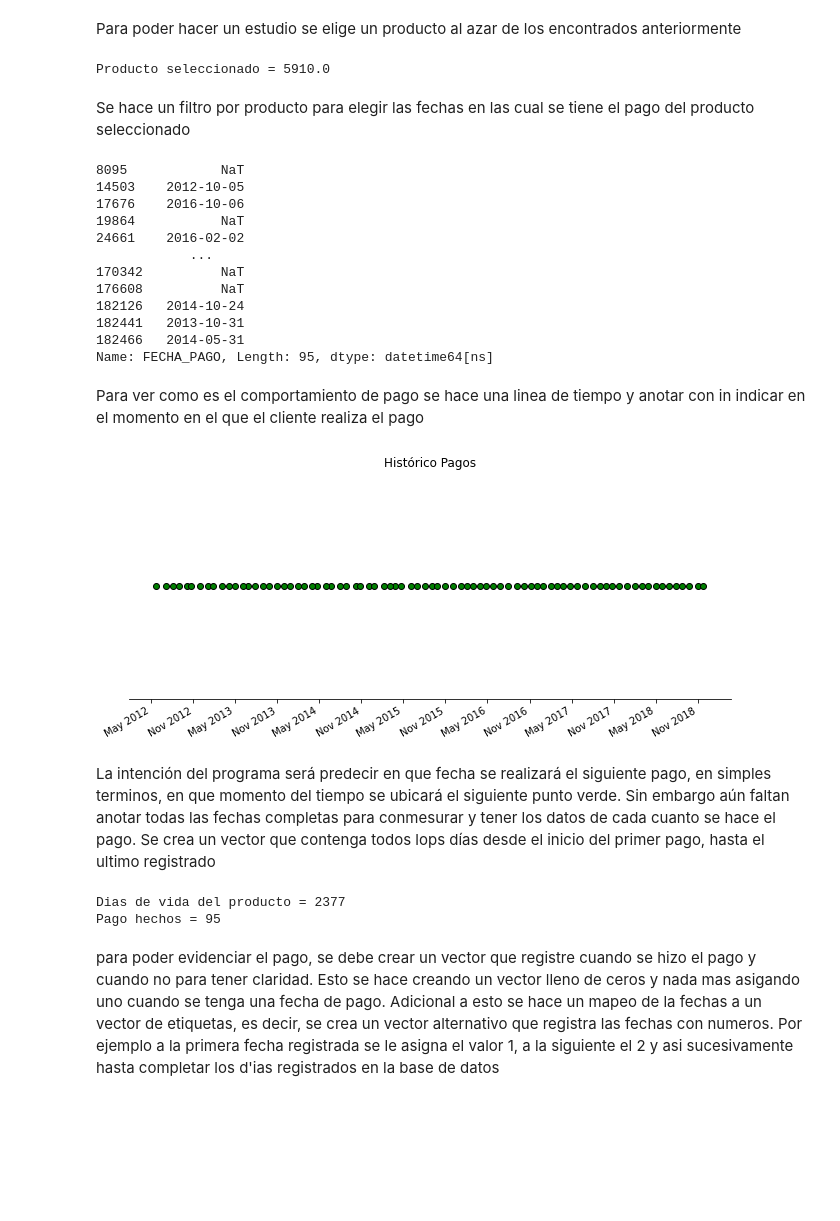
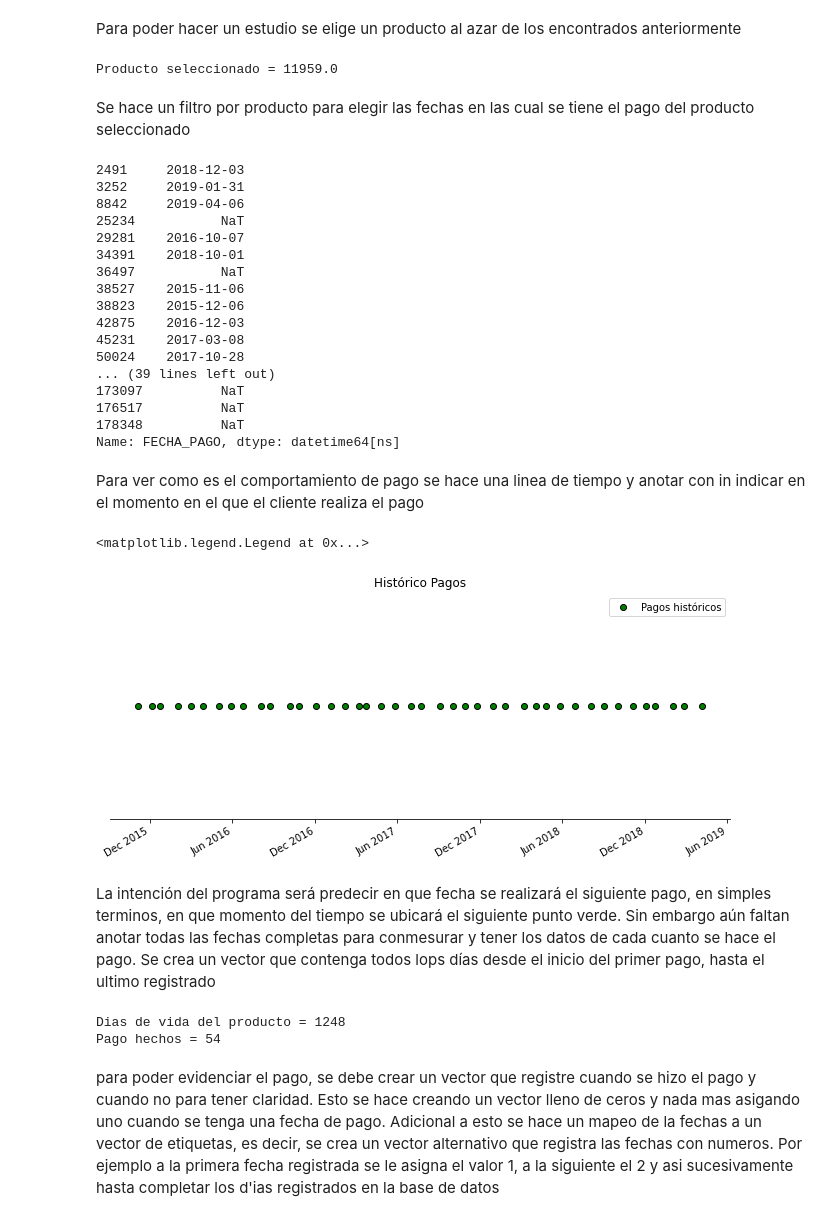
Before and after one commit to jomen93/Cartera, a Jupyter notebook: Exploracion.ipynb, the cells around one changed output. Drawn from its saved outputs; the diff is of its cells as text; code cells hidden in the pictures; blank space fills up the shorter version.

```diff
--- a/Exploracion.ipynb
+++ b/Exploracion.ipynb
@@ -38,10 +55,10 @@ Numero de productos existentes en la base de datos = 7230
 # %% [markdown]
 Para poder hacer un estudio se elige un producto al azar de los encontrados anteriormente
 # %%
-producto_x = data["ID_CONTRATO"].value_counts().index[2]
+producto_x = data["ID_CONTRATO"].value_counts().index[1000]
 print("Producto seleccionado = {}".format(producto_x))
 # %% [output]
-Producto seleccionado = 5910.0
+Producto seleccionado = 11959.0
 # %% [markdown]
 Se hace un filtro por producto para elegir las fechas en las cual se tiene el pago del producto seleccionado
 # %%
@@ -49,42 +66,51 @@ fecha_pago = data["FECHA_PAGO"][data["ID_CONTRATO"]==producto_x]
 fecha_pago = pd.to_datetime(fecha_pago)
 fecha_pago
 # %% [output]
-8095            NaT
-14503    2012-10-05
-17676    2016-10-06
-19864           NaT
-24661    2016-02-02
-            ...
-170342          NaT
-176608          NaT
-182126   2014-10-24
-182441   2013-10-31
-182466   2014-05-31
-Name: FECHA_PAGO, Length: 95, dtype: datetime64[ns]
+2491     2018-12-03
+3252     2019-01-31
+8842     2019-04-06
+25234           NaT
+29281    2016-10-07
+34391    2018-10-01
+36497           NaT
+38527    2015-11-06
+38823    2015-12-06
+42875    2016-12-03
+45231    2017-03-08
+50024    2017-10-28
+... (39 lines left out)
+173097          NaT
+176517          NaT
+178348          NaT
+Name: FECHA_PAGO, dtype: datetime64[ns]
 # %% [markdown]
 Para ver como es el comportamiento de pago se hace una linea de tiempo y anotar con in indicar en el momento en el que el cliente realiza el pago
 # %%
 name_pay = ["pago "+str(i) for i in range(1, len(fecha_pago))]
 levels = np.tile([5], int(np.ceil(len(fecha_pago)/6)))[:len(fecha_pago)]
 
 # Create figure
 fig, ax = plt.subplots(figsize=(8.8, 4), constrained_layout=True)
 # put title
 ax.set(title="Histórico Pagos")
 ax.plot(fecha_pago, np.zeros_like(fecha_pago), "ro",
-        color="k", markerfacecolor="g")
+        color="k", markerfacecolor="g", label="Pagos históricos")
 
 ax.xaxis.set_major_locator(mdates.MonthLocator(interval=6))
 ax.xaxis.set_major_formatter(mdates.DateFormatter("%b %Y"))
 plt.setp(ax.get_xticklabels(), rotation=30, ha="right")
 
 # remove y axis and spines
 ax.yaxis.set_visible(False)
 ax.spines["left"].set_visible(False)
 ax.spines["top"].set_visible(False)
 ax.spines["right"].set_visible(False)
+
+
+plt.legend()
 # %% [output]
+<matplotlib.legend.Legend at 0x...>
-[figure, old version]
+[figure, new version]
 # %% [markdown]
 La intención del programa será predecir en que fecha se realizará el siguiente pago, en simples terminos, en que momento del tiempo se ubicará el siguiente punto verde. Sin embargo aún faltan anotar todas las fechas completas para conmesurar y tener los datos de cada cuanto se hace el pago. Se crea un vector que contenga todos lops días desde el inicio del primer pago, hasta el ultimo registrado
 # %%
@@ -94,8 +120,8 @@ time_product = pd.date_range(first_pay, last_pay)
 print("Dias de vida del producto = {}".format(len(time_product)))
 print("Pago hechos = {}".format(len(fecha_pago)))
 # %% [output]
-Dias de vida del producto = 2377
-Pago hechos = 95
+Dias de vida del producto = 1248
+Pago hechos = 54
 # %% [markdown]
 para poder evidenciar el pago, se debe crear un vector que registre cuando se hizo el pago y cuando no para tener claridad. Esto se hace creando un vector lleno de ceros y nada mas asigando uno cuando se tenga una fecha de pago. Adicional a esto se hace un mapeo de la fechas a un vector de etiquetas, es decir, se crea un vector alternativo que registra las fechas con numeros. Por ejemplo a la primera fecha registrada se le asigna el valor 1, a la siguiente el 2 y asi sucesivamente hasta completar los d'ias registrados en la base de datos
 # %%
```
Also changed, not shown: parts of 20 cells of this notebook.
